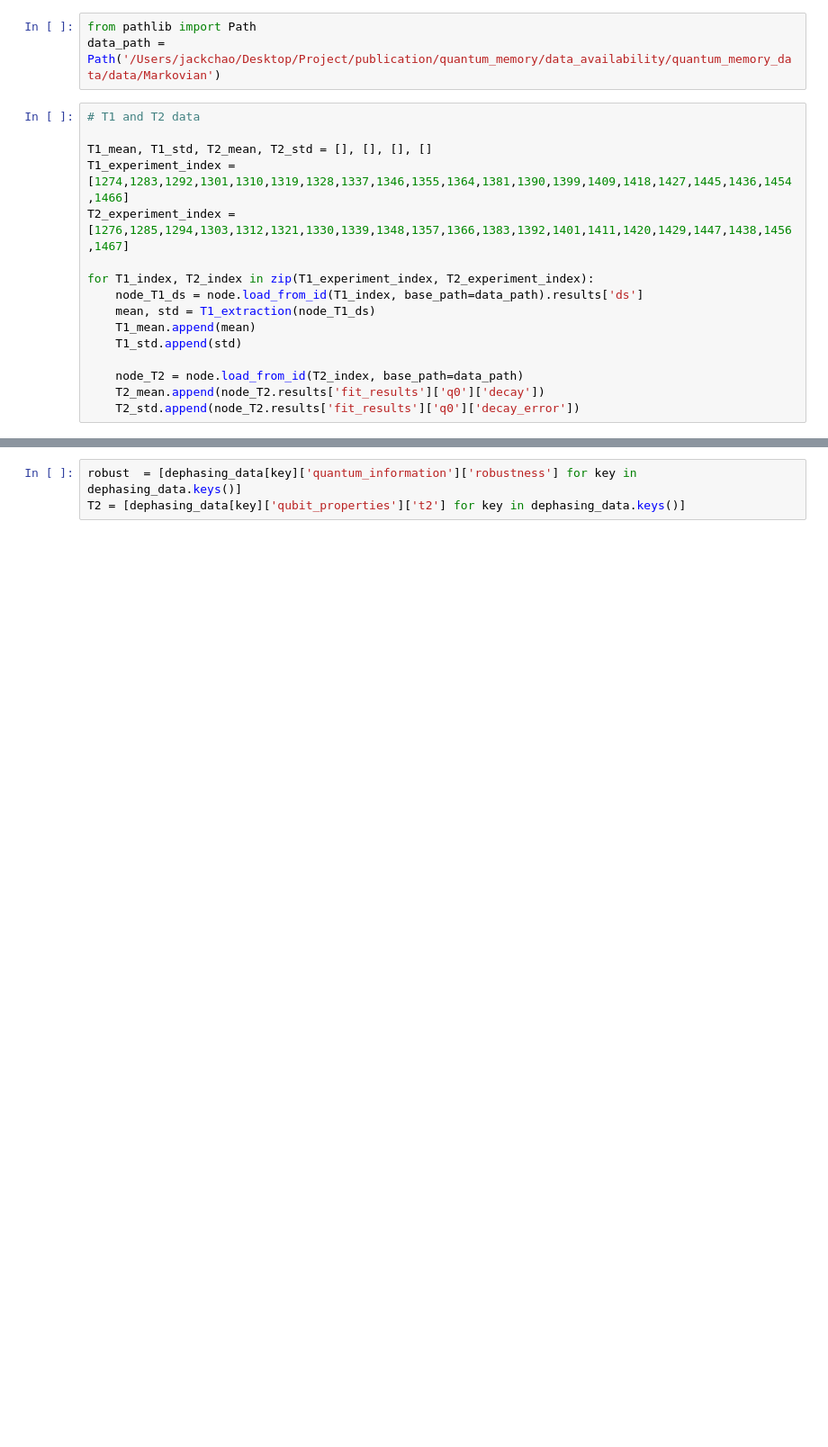
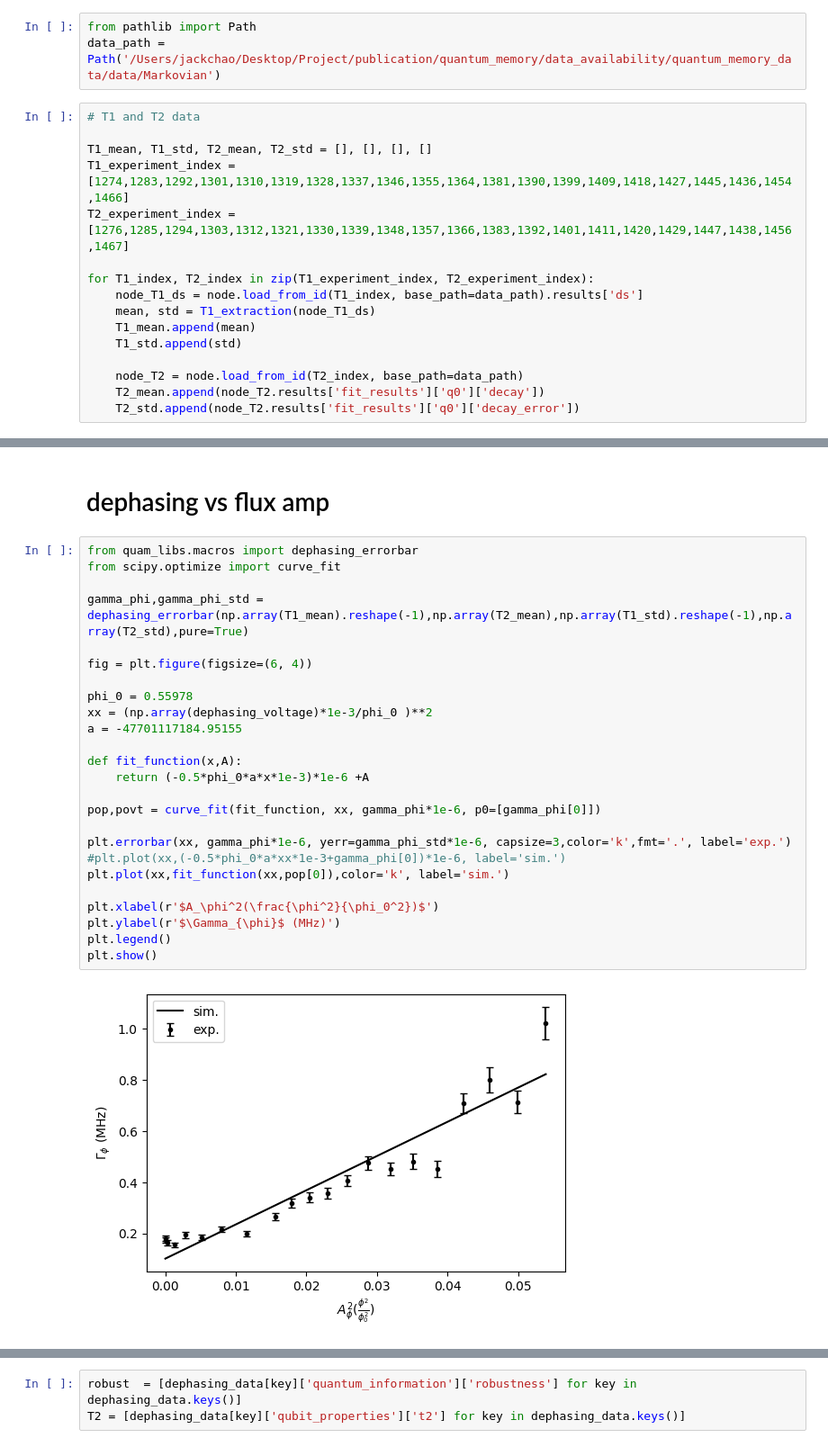
Before and after one commit to 44hsiang/quantum_memory_data, a Jupyter notebook: Markovian_data.ipynb, the cells around one changed output, grey strips where cells are left out. Shown at 90% size. Drawn from its saved outputs; the diff is of its cells as text; blank space fills up the shorter version.

Commit message:
complete dephasing experiment

```diff
--- a/Markovian_data.ipynb
+++ b/Markovian_data.ipynb
@@ -71,3 +71,32 @@ dephasing_ds ={
     for i in range(len(dephasing_voltage))
 }
 dephasing_key = dephasing_ds.keys()
+# %% [markdown]
+# dephasing vs flux amp
+# %%
+from quam_libs.macros import dephasing_errorbar
+from scipy.optimize import curve_fit
+
+gamma_phi,gamma_phi_std = dephasing_errorbar(np.array(T1_mean).reshape(-1),np.array(T2_mean),np.array(T1_std).reshape(-1),np.array(T2_std),pure=True)
+
+fig = plt.figure(figsize=(6, 4))
+
+phi_0 = 0.55978
+xx = (np.array(dephasing_voltage)*1e-3/phi_0 )**2
+a = -47701117184.95155
+
+def fit_function(x,A):
+    return (-0.5*phi_0*a*x*1e-3)*1e-6 +A
+
+pop,povt = curve_fit(fit_function, xx, gamma_phi*1e-6, p0=[gamma_phi[0]])
+
+plt.errorbar(xx, gamma_phi*1e-6, yerr=gamma_phi_std*1e-6, capsize=3,color='k',fmt='.', label='exp.')
+#plt.plot(xx,(-0.5*phi_0*a*xx*1e-3+gamma_phi[0])*1e-6, label='sim.')
+plt.plot(xx,fit_function(xx,pop[0]),color='k', label='sim.')
+
+plt.xlabel(r'$A_\phi^2(\frac{\phi^2}{\phi_0^2})$')
+plt.ylabel(r'$\Gamma_{\phi}$ (MHz)')
+plt.legend()
+plt.show()
+# %% [output]
+[figure, added]
```
Also changed, not shown: parts of 13 cells of this notebook, 5 other files.
